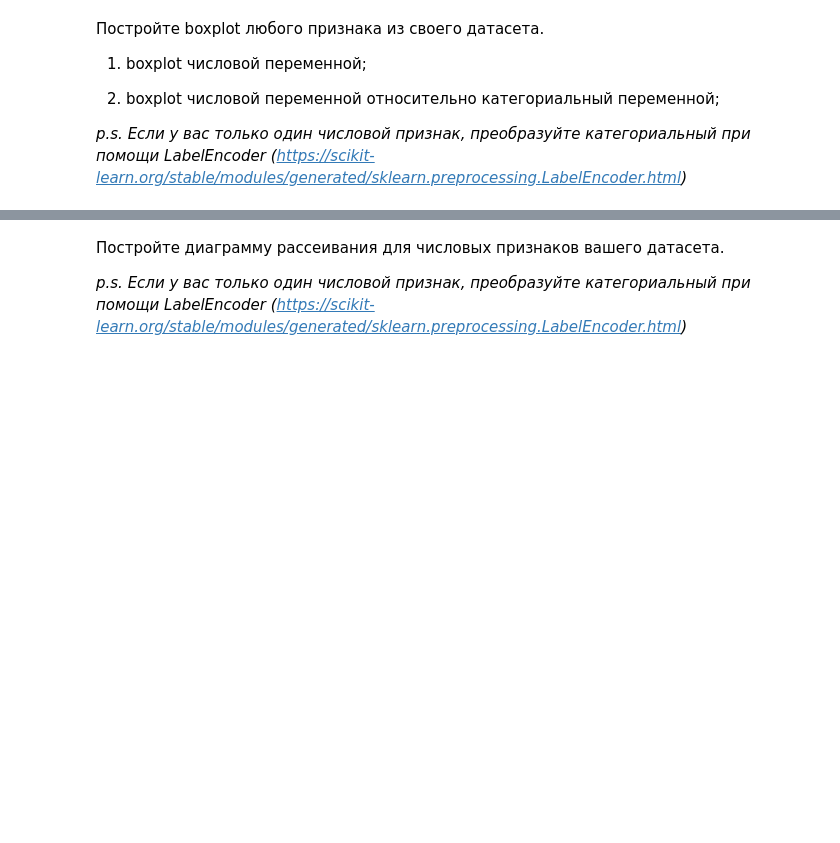
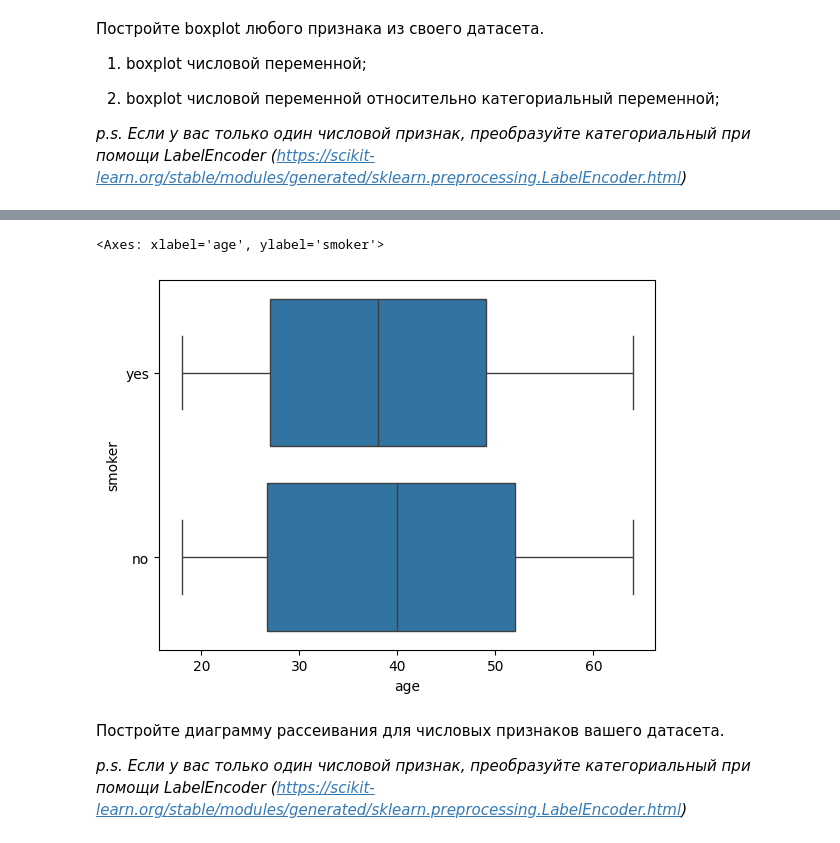
Before and after one commit to ScriptErrorVGM/VS-CODE, a Jupyter notebook: MTL/lab2/Lab_2.ipynb, the cells around one changed output, grey strips where cells are left out. Saved outputs shown, nothing was run; the diff lists cells and outputs as text; code cells hidden in the pictures; blank space fills up the shorter version.

```diff
--- a/MTL/lab2/Lab_2.ipynb
+++ b/MTL/lab2/Lab_2.ipynb
@@ -130,3 +186,9 @@ Example: видим, что среднее и отклонение различ
+# %%
+
+sns.boxplot(y="smoker", x="age", data=df)
+# %% [output]
+<Axes: xlabel='age', ylabel='smoker'>
+[figure, added]
 # %% [markdown]
 Постройте диаграмму рассеивания для числовых признаков вашего датасета.
 
```
Also changed, not shown: parts of 27 cells of this notebook, 1 other file.
